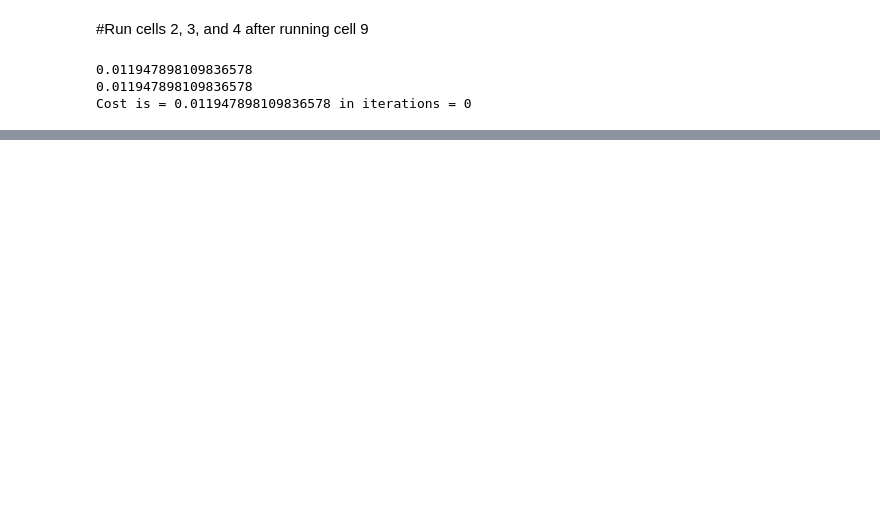
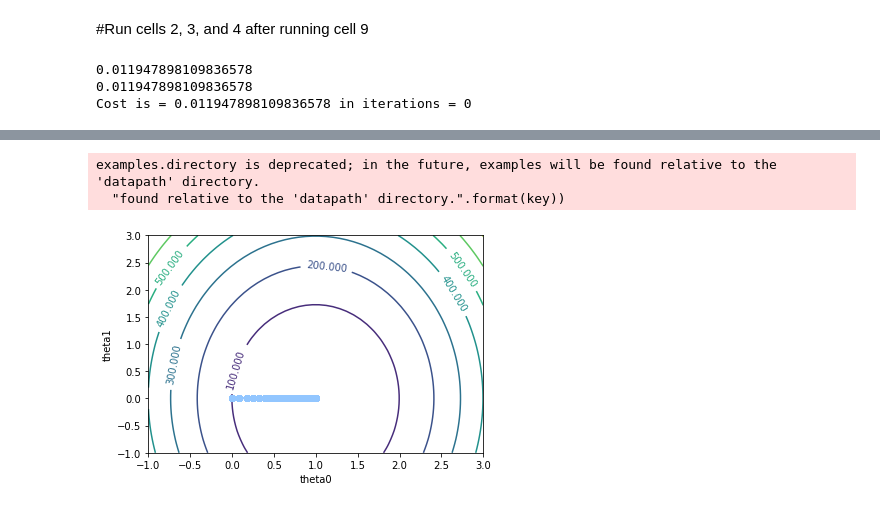
Before and after one commit to agarwal-ayushi/Machine-Learning-Assignments, a Jupyter notebook: Assignment1/ques1/question1.ipynb, the cells around one changed output, grey strips where cells are left out. Saved outputs shown, nothing was run; the diff lists cells and outputs as text; code cells hidden in the pictures; blank space fills up the shorter version.

```diff
--- a/Assignment1/ques1/question1.ipynb
+++ b/Assignment1/ques1/question1.ipynb
@@ -331,0 +297,35 @@ plt.clabel(cp, inline=1, fontsize=10)
+# %%
+from matplotlib.animation import FuncAnimation
+plt.style.use('seaborn-pastel')
+
+x = theta0
+y = theta1
+fig = plt.figure()
+#ax = plt.axes(xlim=(0, 4), ylim=(-2, 2))
+ax = fig.add_subplot(111)
+cp=ax.contour(x,y,cost_plot)
+ax.clabel(cp, inline=1, fontsize=10)
+ax.set_xlabel('theta0')
+ax.set_ylabel('theta1')
+
+points, = ax.plot([], [], marker='o')
+
+def init():
+    points.set_data([], [])
+    return points,
+def animate(i,j):
+    x = theta_all0[i][j]
+    y = theta_all1[i][j]
+    points.set_data(x, y)
+    return points,
+
+anim = FuncAnimation(fig, animate, init_func=init,
+                               frames=, blit=True)
+
+#fig.savefig('plot_anim.png', dpi=1000, bbox_inches='tight')
+
+anim.save('plot_anim.gif', writer='imagemagick')
+# %% [output]
+examples.directory is deprecated; in the future, examples will be found relative to the 'datapath' directory.
+  "found relative to the 'datapath' directory.".format(key))
+[figure, added]
```
Also changed, not shown: parts of 17 cells of this notebook, 6 other files.
